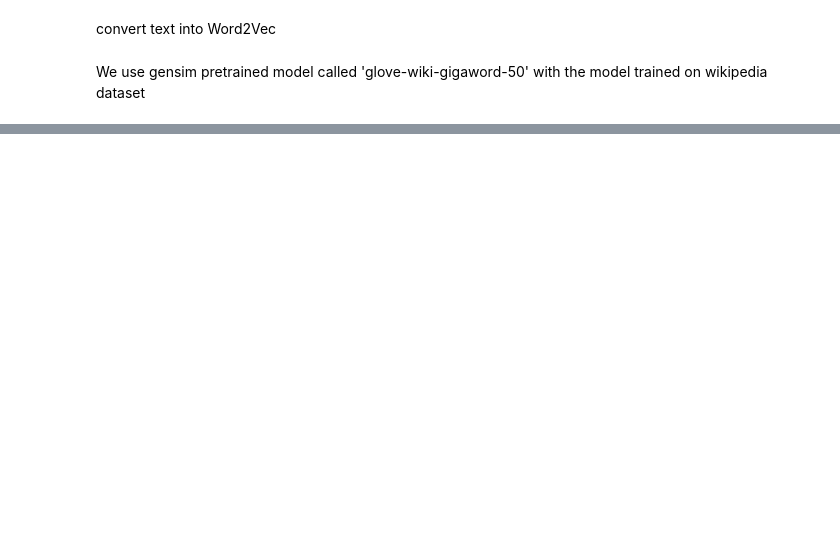
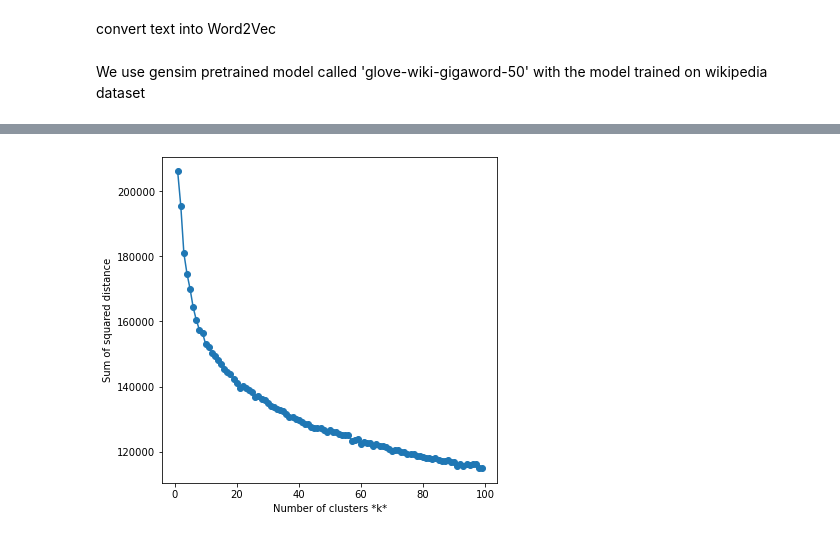
Before and after one commit to ajinkyabhanudas/SIADS696, a Jupyter notebook: EDA_Poom.ipynb, the cells around one changed output, grey strips where cells are left out. Drawn from its saved outputs; the diff is of its cells as text; code cells hidden in the pictures; blank space fills up the shorter version.

Commit message:
add elbow and silhouette score to the ipynb

```diff
--- a/EDA_Poom.ipynb
+++ b/EDA_Poom.ipynb
@@ -148,0 +135,26 @@ df.sample(3)
+# %%
+# Let's explore the clustering of word embadding vector using K-Means
+# first let's find optimal number of cluster using elbow methods
+import seaborn as sns
+import matplotlib.pyplot as plt
+from sklearn.cluster import MiniBatchKMeans
+from sklearn.metrics import silhouette_samples, silhouette_score
+# # stardize the data in case the data are not normalized
+# df_clustering = df.copy()
+# X = StandardScaler().fit_transform(df_clustering.iloc[:, 1:])
+
+# workingin title word embedding
+sse=[] # sum of square error
+list_k = list(range(1, 100))
+
+for k in list_k:
+    km = MiniBatchKMeans(n_clusters=k, init='k-means++', max_iter=300, random_state=0, batch_size=2048)
+    km.fit(title_word_vec)
+    sse.append(km.inertia_)
+
+plt.figure(figsize=(6, 6))
+plt.plot(list_k, sse, '-o')
+plt.xlabel(r'Number of clusters *k*')
+plt.ylabel('Sum of squared distance');
+# %% [output]
+[figure, added]
```
Also changed, not shown: parts of 7 cells of this notebook.
